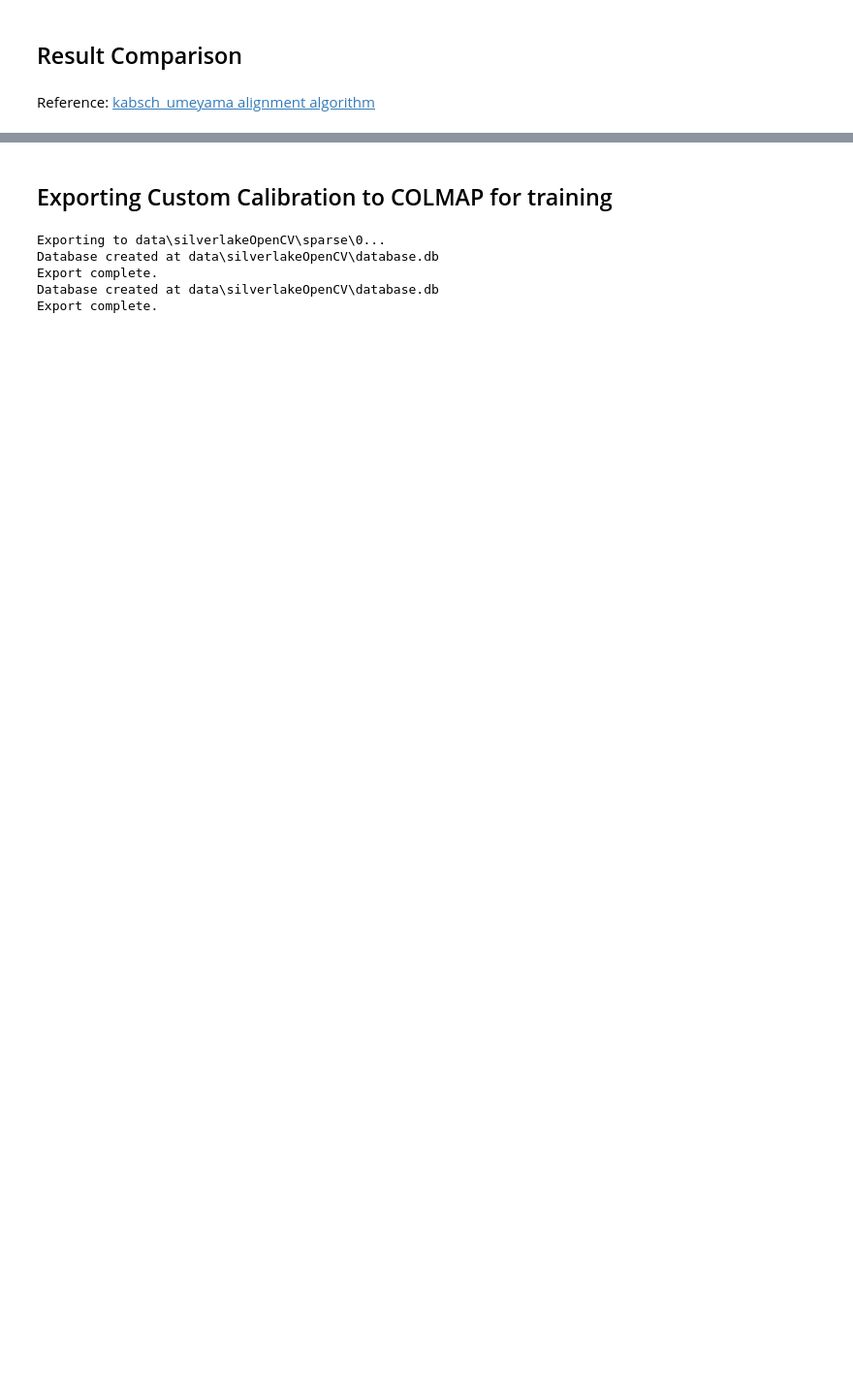
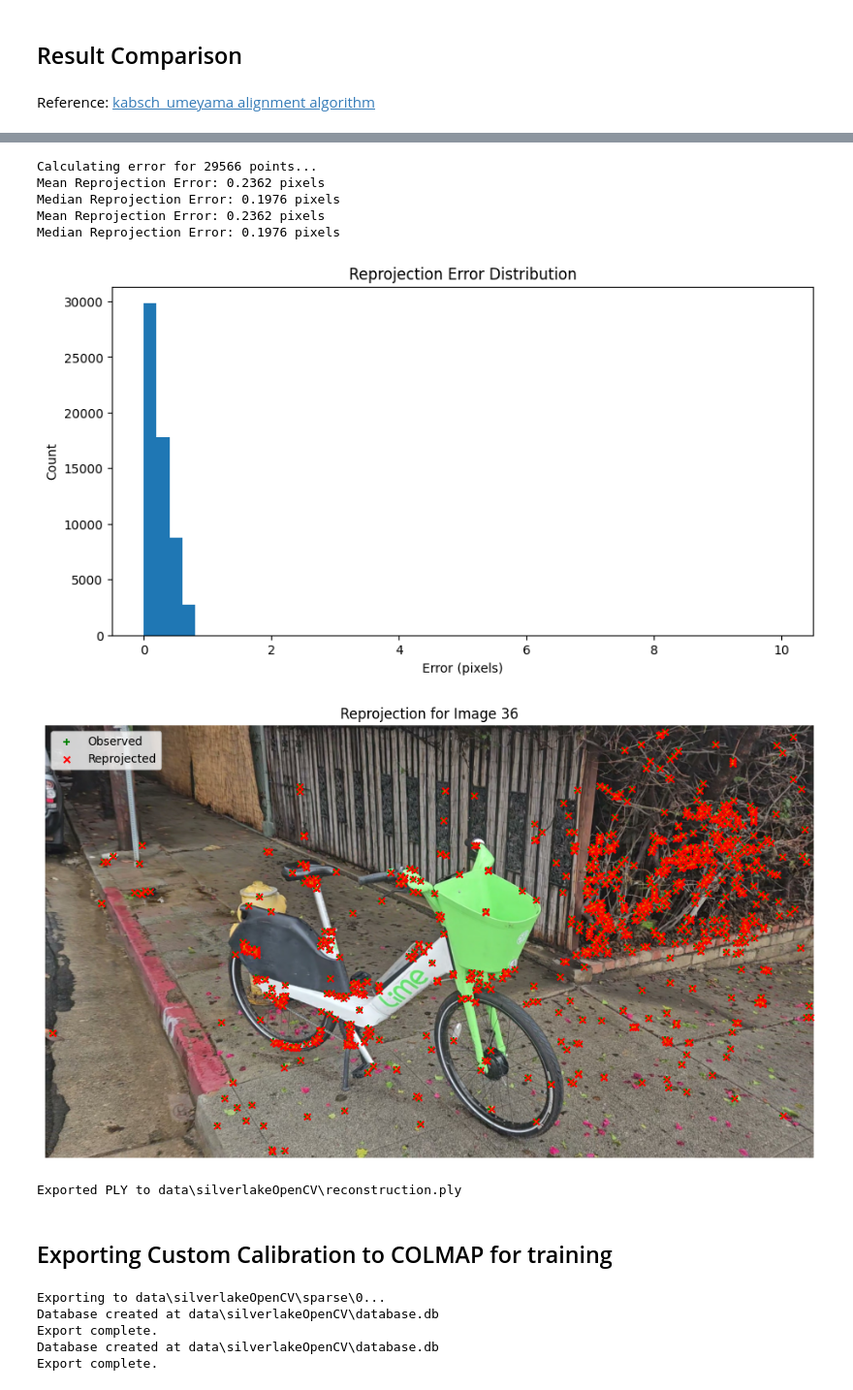
Before and after one commit to zackthomas1/gaussian-splatting, a Jupyter notebook: reconstruction.ipynb, the cells around one changed output, grey strips where cells are left out. Shown at 97% size. Drawn from its saved outputs; the diff is of its cells as text; code cells hidden in the pictures; blank space fills up the shorter version.

```diff
--- a/reconstruction.ipynb
+++ b/reconstruction.ipynb
@@ -1004,3 +1165,39 @@ Max Position Error: 1.2370
+# %%
+# Calculate Reprojection Error
+if len(points) > 0:
+    mean_error, all_errors = calculate_reprojection_error(points, poses, K, tracks, keypoints_data, valid_images)
+    print(f"Mean Reprojection Error: {mean_error:.4f} pixels")
+    print(f"Median Reprojection Error: {np.median(all_errors):.4f} pixels")
+
+    plt.figure(figsize=(10, 5))
+    plt.hist(all_errors, bins=50, range=(0, 10))
+    plt.title("Reprojection Error Distribution")
+    plt.xlabel("Error (pixels)")
+    plt.ylabel("Count")
+    plt.show()
+
+    # Visualize Reprojection for a valid image
+    valid_list = list(valid_images)
+    SAMPLE_IMG = len(valid_list)//2
+    if len(valid_list) > 0:
+        # Pick a middle image
+        idx_to_show = valid_list[SAMPLE_IMG]
+        visualize_reprojection(image_folder, points, poses, K, tracks, keypoints_data, valid_images, idx_to_show)
+
+    # Export to PLY
+    ply_output = os.path.join("data", "silverlakeOpenCV", "reconstruction.ply")
+    export_to_ply(points, colors, ply_output)
+else:
+    print("No points to analyze.")
+# %% [output]
+Calculating error for 29566 points...
+Mean Reprojection Error: 0.2362 pixels
+Median Reprojection Error: 0.1976 pixels
+Mean Reprojection Error: 0.2362 pixels
+Median Reprojection Error: 0.1976 pixels
+[figure, added]
+[figure, added]
+Exported PLY to data\silverlakeOpenCV\reconstruction.ply
 # %% [markdown]
 ## Exporting Custom Calibration to COLMAP for training
 # %%
```
Also changed, not shown: parts of 7 cells of this notebook.
